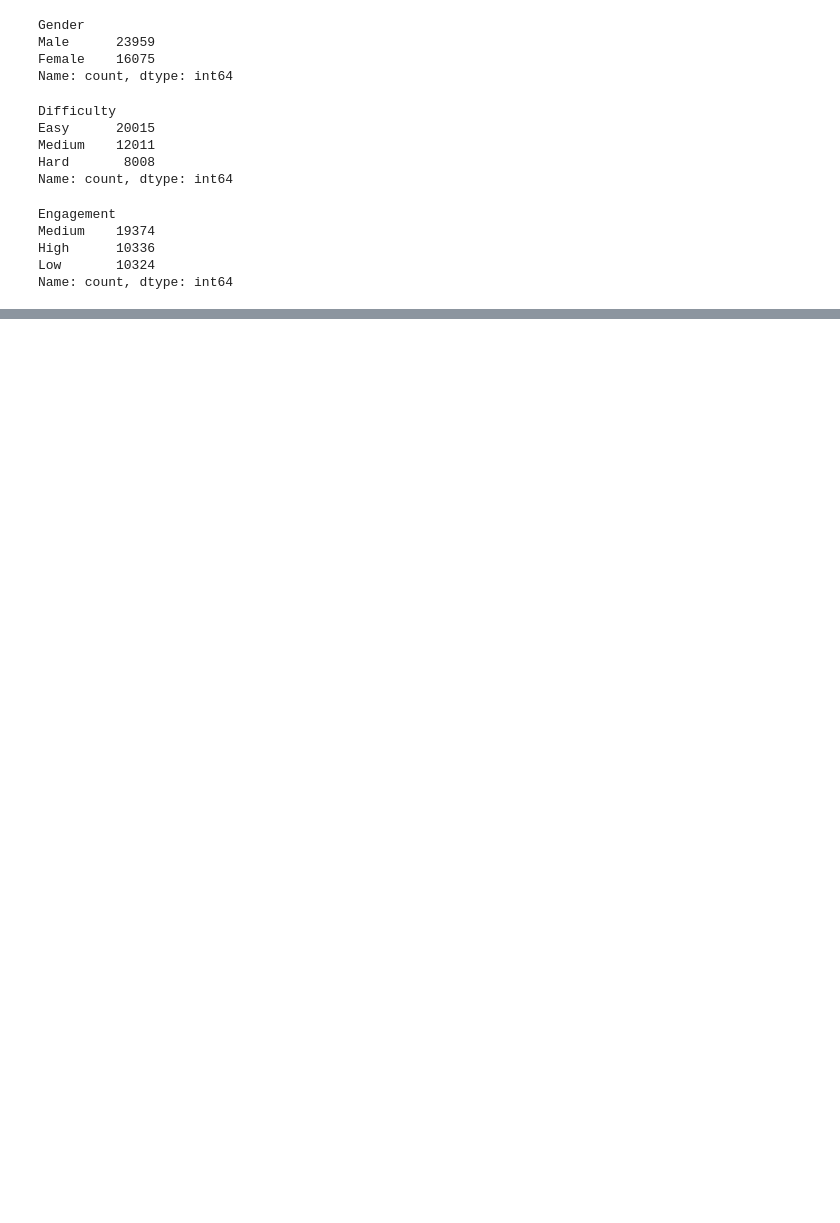
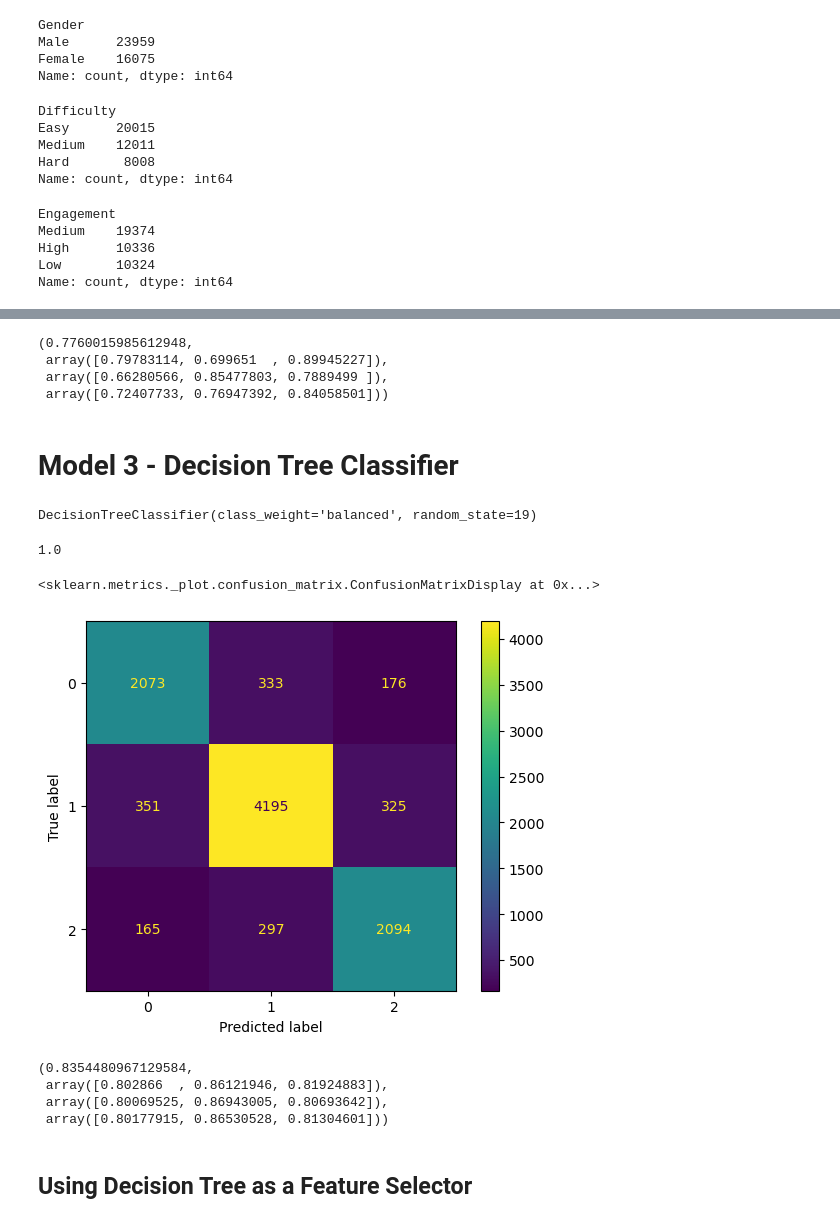
Before and after one commit to cayke-fda/dsc-gameregagement-classification, a Jupyter notebook: dsc-gamerengagement-classification.ipynb, the cells around one changed output, grey strips where cells are left out. Cells and saved outputs as stored; diff of their text form; code cells hidden in the pictures; blank space fills up the shorter version.

```diff
--- a/dsc-gamerengagement-classification.ipynb
+++ b/dsc-gamerengagement-classification.ipynb
@@ -157,0 +302,23 @@ Length: 40034, dtype: int8
+# %%
+accuracy_bestfeats, recall_bestfeats, precision_bestfeats, f1_bestfeats = accuracy_score(y_test,y_bestfeats), \
+                                                                          recall_score(y_test,y_bestfeats,average=None), \
+                                                                          precision_score(y_test,y_bestfeats,average=None),\
+                                                                          f1_score(y_test,y_bestfeats,average=None)
+accuracy_bestfeats, recall_bestfeats ,precision_bestfeats, f1_bestfeats
+# %% [output]
+(0.7760015985612948,
+ array([0.79783114, 0.699651  , 0.89945227]),
+ array([0.66280566, 0.85477803, 0.7889499 ]),
+ array([0.72407733, 0.76947392, 0.84058501]))
+# %% [markdown]
+# Model 3 - Decision Tree Classifier
+# %%
+dtc_notuning = DecisionTreeClassifier(random_state=19,class_weight='balanced')
+# %%
+dtc_notuning.fit(X_train_scaled,y_train)
+# %% [output]
+DecisionTreeClassifier(class_weight='balanced', random_state=19)
+# %%
+dtc_notuning.score(X_train_scaled,y_train)
+# %% [output]
+1.0
@@ -157,0 +327,18 @@ Length: 40034, dtype: int8
+# %%
+ConfusionMatrixDisplay.from_estimator(dtc_notuning,X_test_scaled,y_test)
+# %% [output]
+<sklearn.metrics._plot.confusion_matrix.ConfusionMatrixDisplay at 0x...>
+[figure, added]
+# %%
+accuracy_dtc, recall_dtc, precision_dtc, f1_dtc = accuracy_score(y_test,y_dtc), \
+                                                                          recall_score(y_test,y_dtc,average=None), \
+                                                                          precision_score(y_test,y_dtc,average=None),\
+                                                                          f1_score(y_test,y_dtc,average=None)
+accuracy_dtc, recall_dtc ,precision_dtc, f1_dtc
+# %% [output]
+(0.8354480967129584,
+ array([0.802866  , 0.86121946, 0.81924883]),
+ array([0.80069525, 0.86943005, 0.80693642]),
+ array([0.80177915, 0.86530528, 0.81304601]))
+# %% [markdown]
+## Using Decision Tree as a Feature Selector
```
Also changed, not shown: parts of 73 cells of this notebook.
